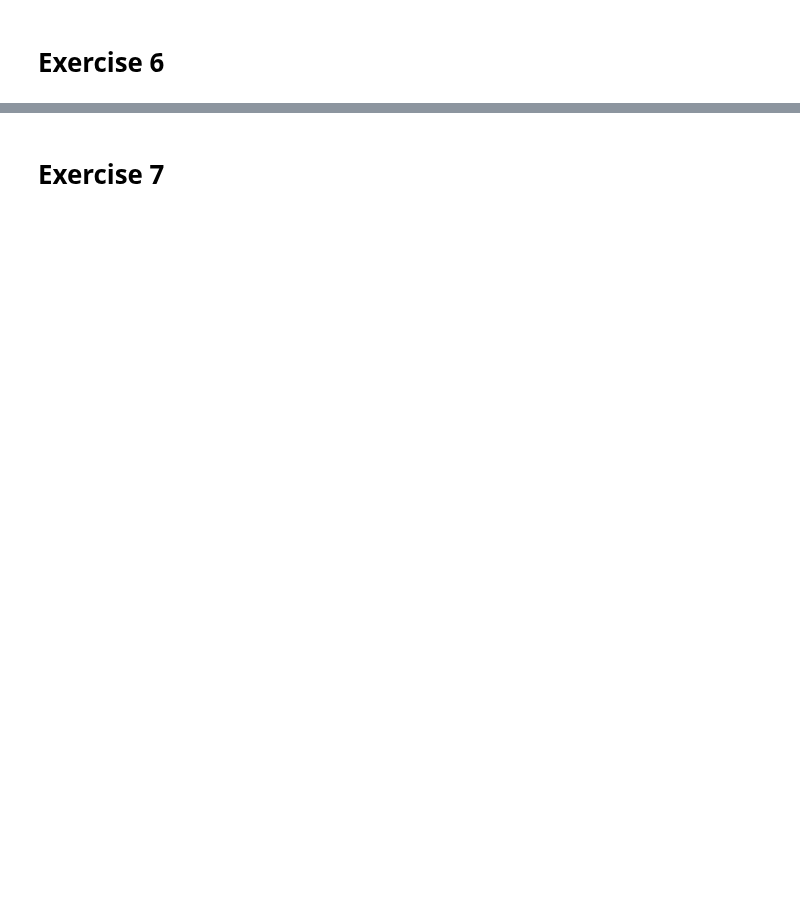
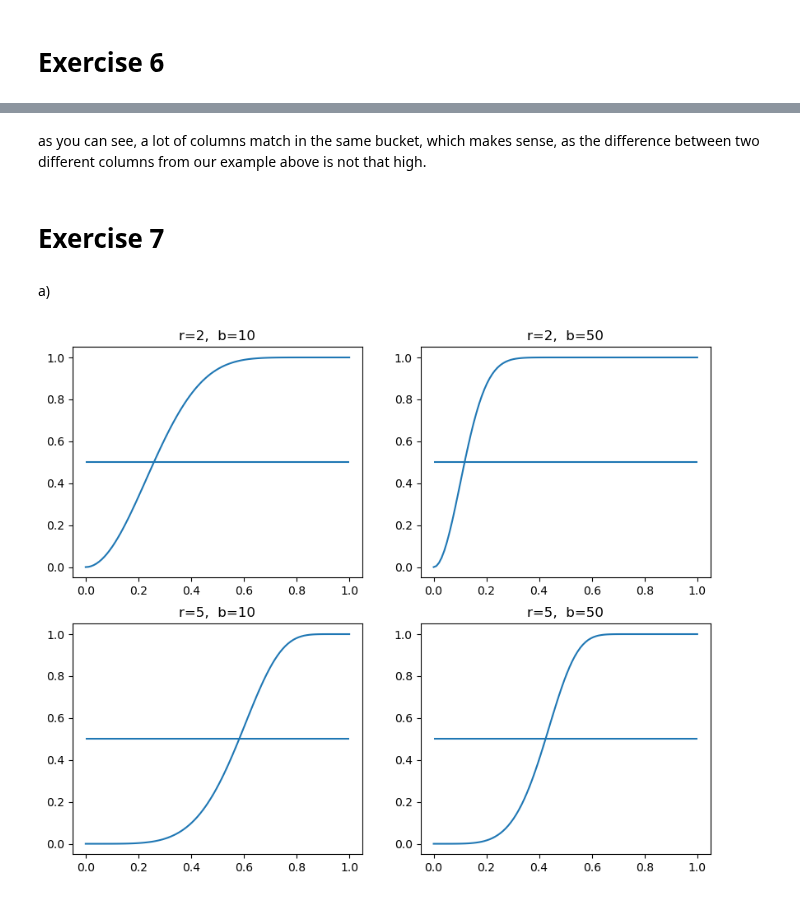
Before and after one commit to sengercoding/MMD-fichiu-maekel-senger, a Jupyter notebook: sheet07.ipynb, the cells around one changed output, grey strips where cells are left out. Saved outputs shown, nothing was run; the diff lists cells and outputs as text; code cells hidden in the pictures; blank space fills up the shorter version.

```diff
--- a/sheet07.ipynb
+++ b/sheet07.ipynb
@@ -147,2 +311,25 @@ replacing  22
+# %% [markdown]
+as you can see, a lot of columns match in the same bucket, which makes sense, as the difference between two different columns from our example above is not that high.
 # %% [markdown]
 # Exercise 7
+# %% [markdown]
+a)
+# %%
+import matplotlib.pyplot as plt
+
+xmesh = np.linspace(0,1,100)
+
+fig, axs = plt.subplots(2, 2, figsize=(10, 8))
+
+
+i=0
+for r in [2,5]:
+    j=0
+    for b in [10,50]:
+       axs[i,j].plot(xmesh, 1-(1-xmesh**r)**b)
+       axs[i, j].set_title('r='+str(r)+",  b="+str(b))
+       axs[i,j].hlines(0.5,0,1)
+       j+=1
+    i+=1
+# %% [output]
+[figure, added]
```
Also changed, not shown: parts of 20 cells of this notebook.
